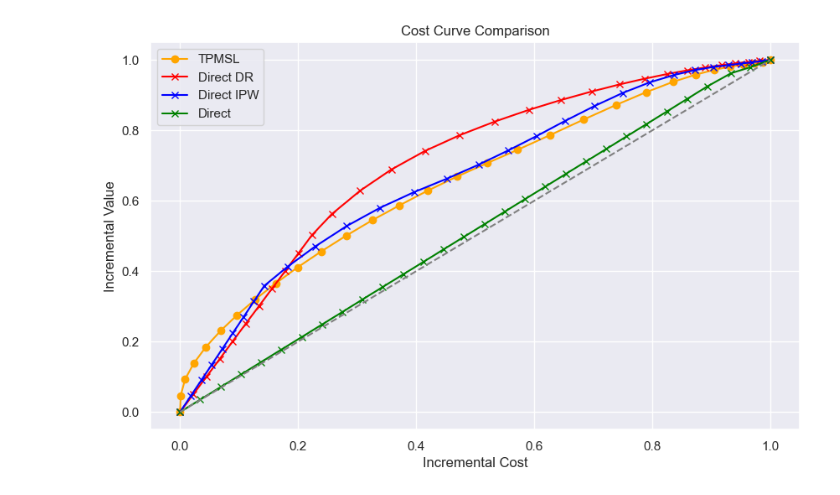
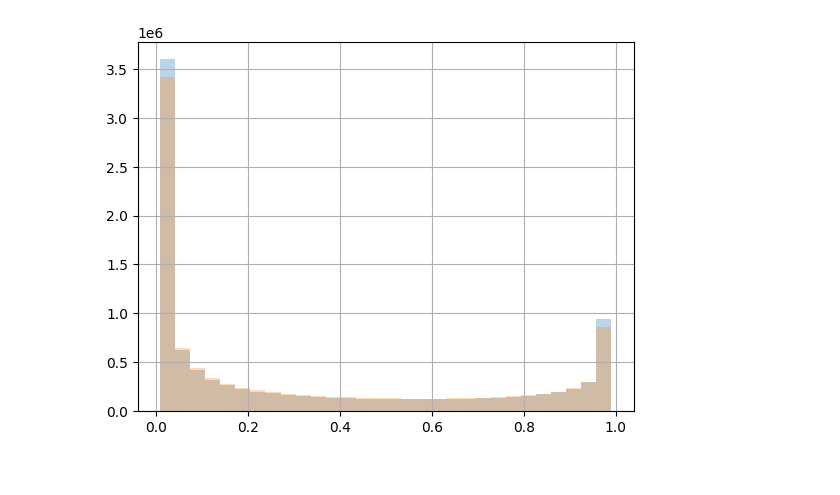
Before and after one commit to ikumadaiki/coupon, a Jupyter notebook: make_synthetic.ipynb, the cells around one changed output. Cells and saved outputs as stored; diff of their text form; code cells hidden in the pictures.

```diff
--- a/make_synthetic.ipynb
+++ b/make_synthetic.ipynb
@@ -25,18 +49,7 @@ And if memory is not enough, you can set `force_col_wise=true`.
-# %%
-import matplotlib.pyplot as plt
-# 横軸と縦軸を正規化してグラフ描画
-plt.figure(figsize=(10, 6))
-plt.plot(incremental_costs_tpmsl / max(incremental_costs_tpmsl), incremental_values_tpmsl / max(incremental_values_tpmsl), marker='o', color='orange',  label='TPMSL')
-plt.plot(incremental_costs_direct / max(incremental_costs_direct), incremental_values_direct / max(incremental_values_direct), marker='x', color='red', label='Direct DR')
-plt.plot(incremental_costs_direct_ipw / max(incremental_costs_direct_ipw), incremental_values_direct_ipw / max(incremental_values_direct_ipw), marker='x', color='blue', label='Direct IPW')
-plt.plot(incremental_costs_direct_naive / max(incremental_costs_direct_naive), incremental_values_direct_naive / max(incremental_values_direct_naive), marker='x', color='green', label='Direct')
-# y = x の直線
-plt.plot([0, 1], [0, 1], linestyle='--', color='gray')
-plt.title('Cost Curve Comparison')
-plt.xlabel('Incremental Cost')
-plt.ylabel('Incremental Value')
-plt.legend()
-plt.grid(True)
-plt.show()
-# %% [output]
-[figure, removed]
+# %%
+import non_RCT
+import importlib
+importlib.reload(non_RCT)
+non_RCT.main()
+# %% [output]
+[figure, added]
```
Also changed, not shown: parts of 2 cells of this notebook, 1 other file.
